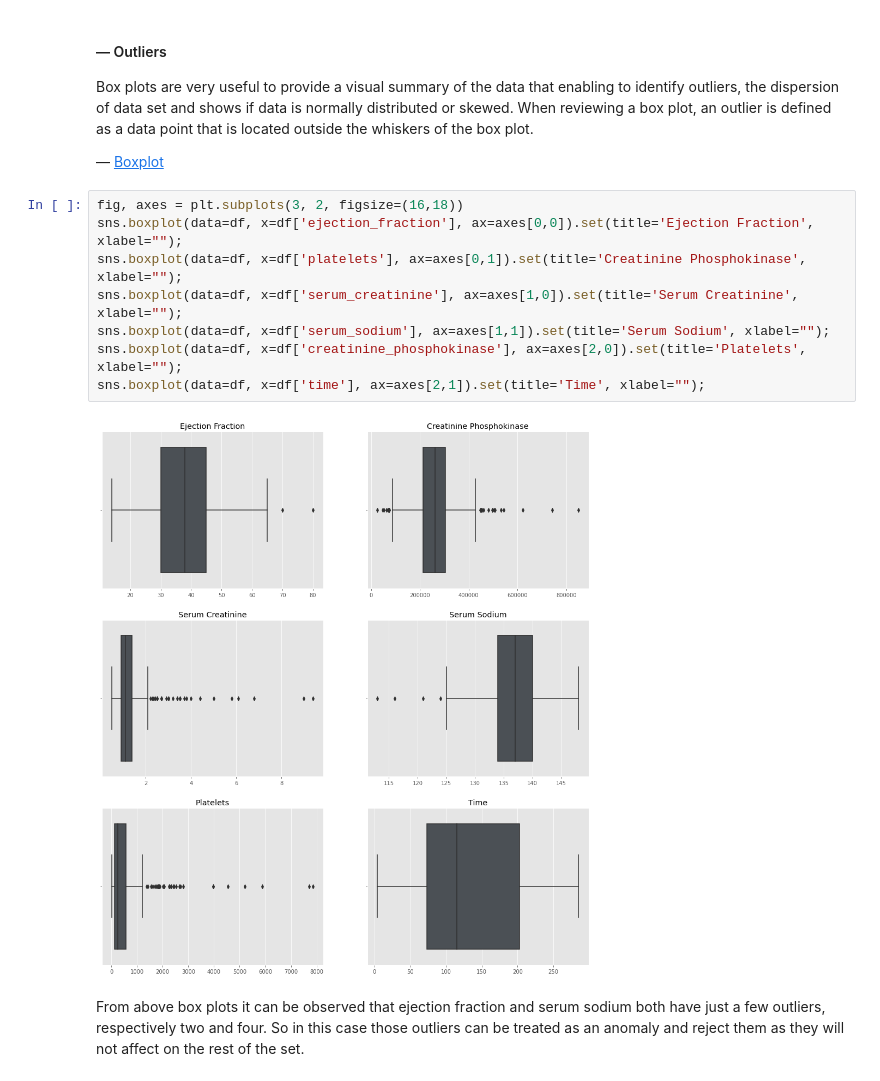
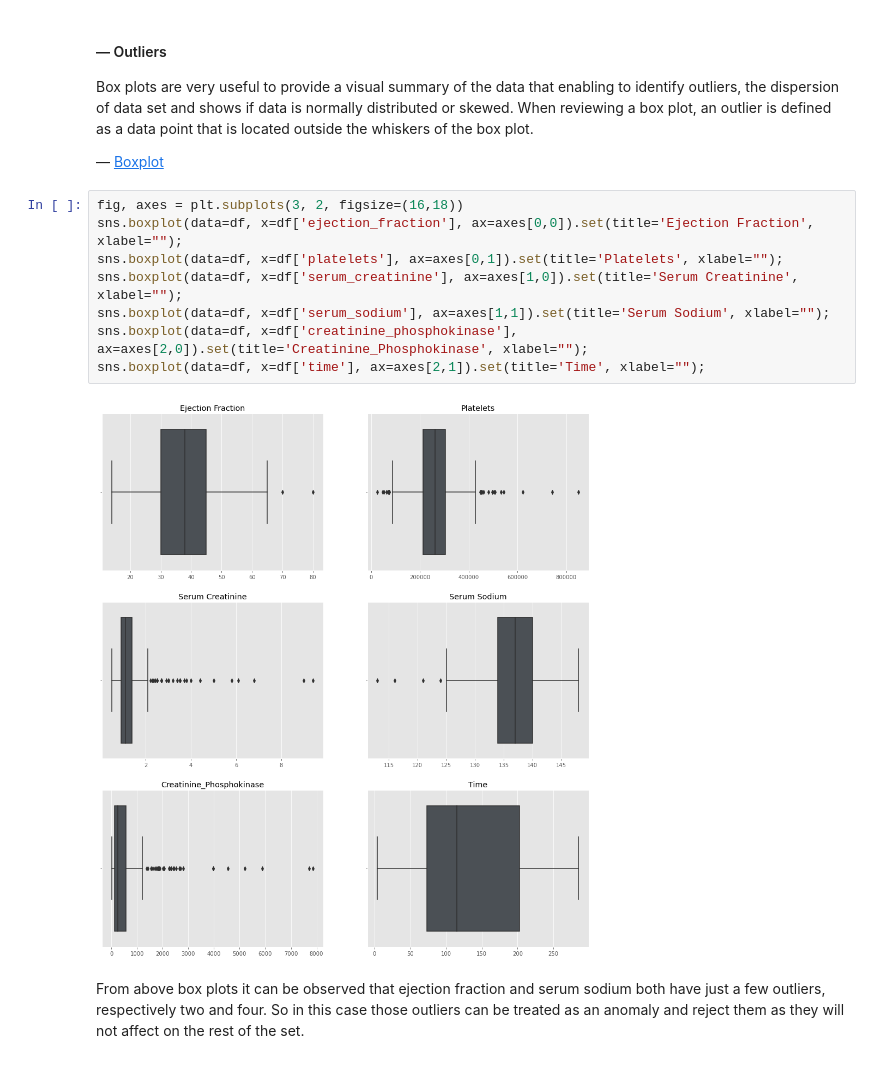
Before and after one commit to mizydorek/Programming-for-Data-Analysis-Project, a Jupyter notebook: project.ipynb, the cells around one changed output. Saved outputs shown, nothing was run; the diff lists cells and outputs as text.

```diff
--- a/project.ipynb
+++ b/project.ipynb
@@ -342,13 +342,13 @@ Box plots are very useful to provide a visual summary of the data that enabling
 # %%
 fig, axes = plt.subplots(3, 2, figsize=(16,18))
 sns.boxplot(data=df, x=df['ejection_fraction'], ax=axes[0,0]).set(title='Ejection Fraction', xlabel="");
-sns.boxplot(data=df, x=df['platelets'], ax=axes[0,1]).set(title='Creatinine Phosphokinase', xlabel="");
+sns.boxplot(data=df, x=df['platelets'], ax=axes[0,1]).set(title='Platelets', xlabel="");
 sns.boxplot(data=df, x=df['serum_creatinine'], ax=axes[1,0]).set(title='Serum Creatinine', xlabel="");
 sns.boxplot(data=df, x=df['serum_sodium'], ax=axes[1,1]).set(title='Serum Sodium', xlabel="");
-sns.boxplot(data=df, x=df['creatinine_phosphokinase'], ax=axes[2,0]).set(title='Platelets', xlabel="");
+sns.boxplot(data=df, x=df['creatinine_phosphokinase'], ax=axes[2,0]).set(title='Creatinine_Phosphokinase', xlabel="");
 sns.boxplot(data=df, x=df['time'], ax=axes[2,1]).set(title='Time', xlabel="");
 # %% [output]
-[figure, old version]
+[figure, new version]
 # %% [markdown]
 From above box plots it can be observed that ejection fraction and serum sodium both have just a few outliers, respectively two and four. So in this case those outliers can be treated as an anomaly and reject them as they will not affect on the rest of the set.
 # %% [markdown]
```
Also changed, not shown: parts of 26 cells of this notebook.
